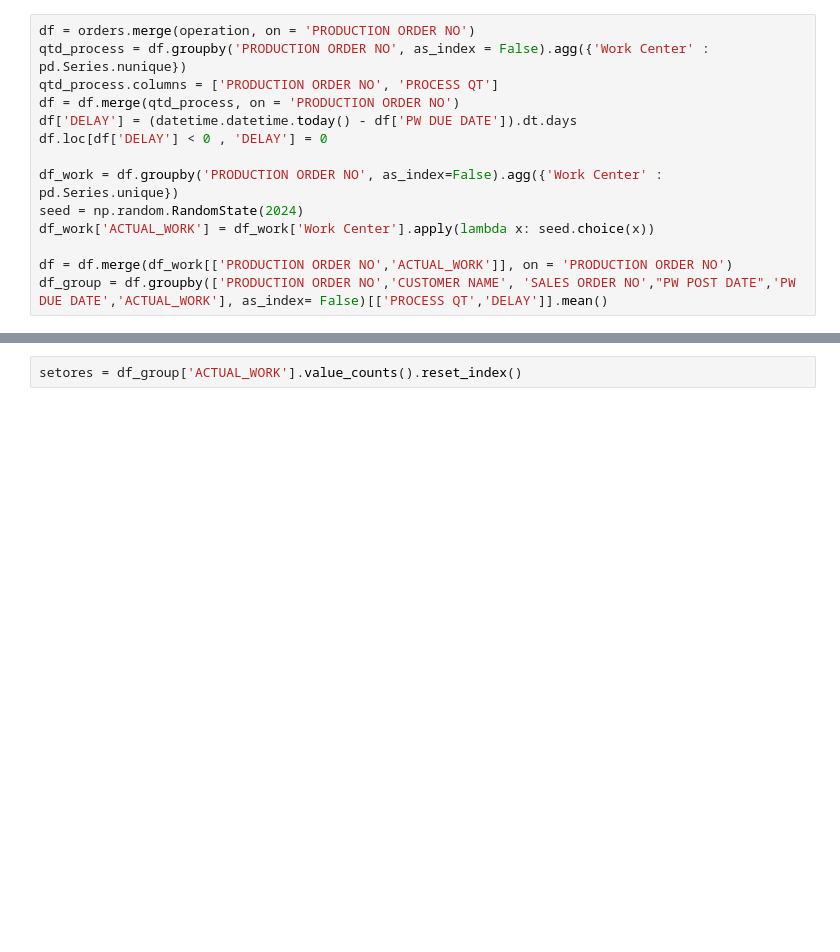
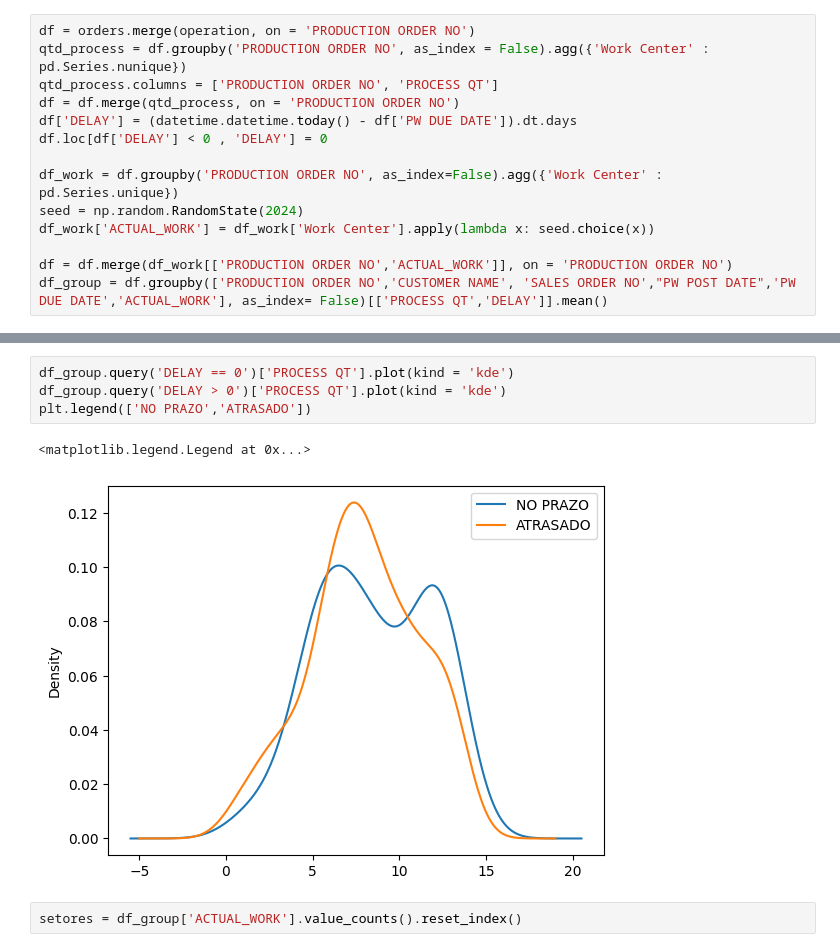
Before and after one commit to Guilherme-Yuji/dash_dieguin, a Jupyter notebook: Untitled.ipynb, the cells around one changed output, grey strips where cells are left out. Saved outputs shown, nothing was run; the diff lists cells and outputs as text; blank space fills up the shorter version.

```diff
--- a/Untitled.ipynb
+++ b/Untitled.ipynb
@@ -25,3 +43,10 @@ df_group = df.groupby(['PRODUCTION ORDER NO','CUSTOMER NAME', 'SALES ORDER NO',"
+# %%
+df_group.query('DELAY == 0')['PROCESS QT'].plot(kind = 'kde')
+df_group.query('DELAY > 0')['PROCESS QT'].plot(kind = 'kde')
+plt.legend(['NO PRAZO','ATRASADO'])
+# %% [output]
+<matplotlib.legend.Legend at 0x...>
+[figure, added]
 # %%
 setores = df_group['ACTUAL_WORK'].value_counts().reset_index()
 # %%
```
Also changed, not shown: parts of 2 cells of this notebook, 1 other file.
